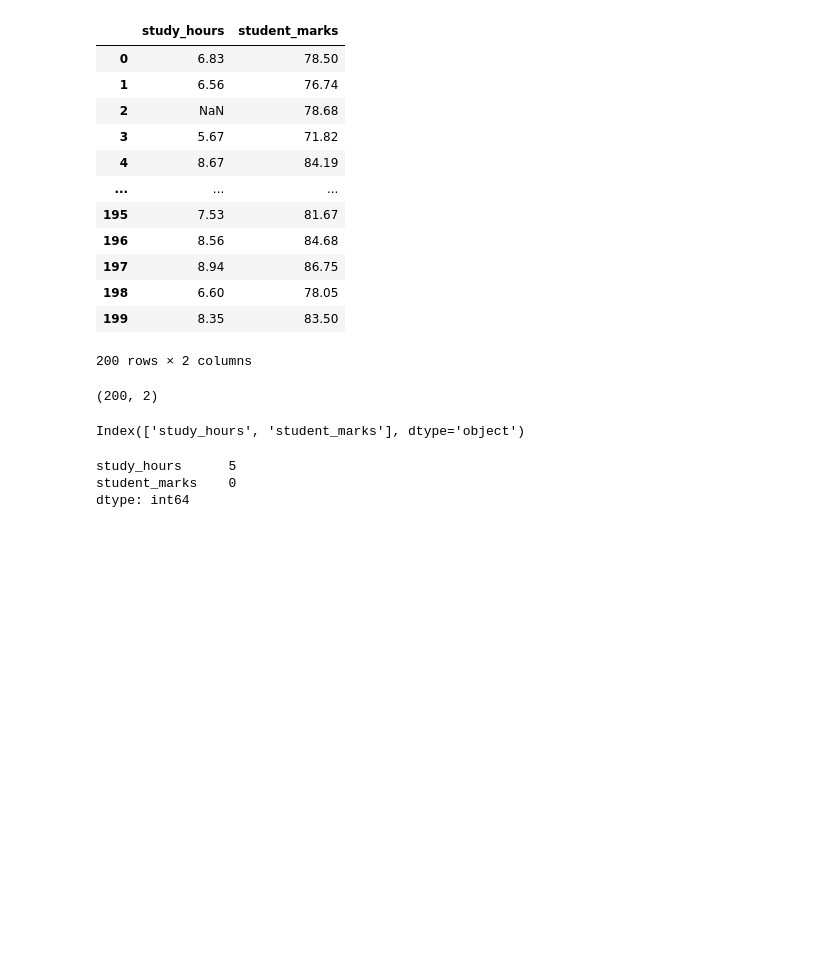
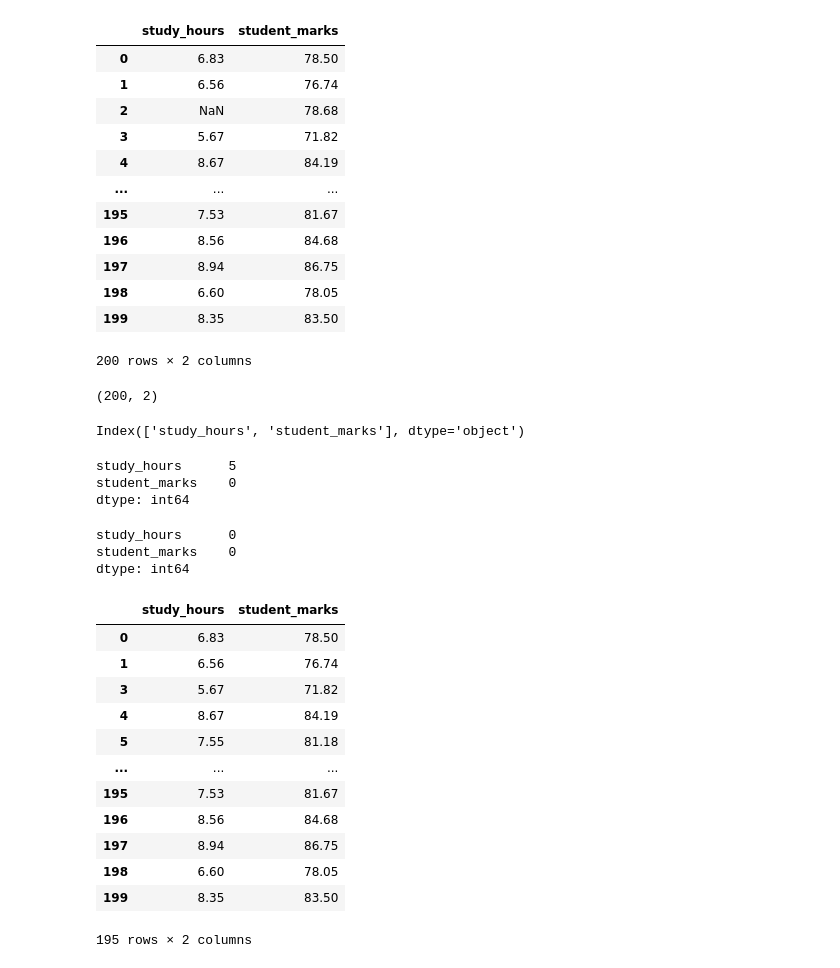
Before and after one commit to nevil2006/ml-libraries-and-frame-work, a Jupyter notebook: machine learning/supervised/linear regression/Linear Regression1.IPYNB, the cells around one changed output. Drawn from its saved outputs; the diff is of its cells as text; code cells hidden in the pictures; blank space fills up the shorter version.

```diff
--- a/machine learning/supervised/linear regression/Linear Regression1.IPYNB
+++ b/machine learning/supervised/linear regression/Linear Regression1.IPYNB
@@ -82,0 +77,22 @@ dtype: int64
+# %%
+df.isnull().sum()
+# %% [output]
+study_hours      0
+student_marks    0
+dtype: int64
+# %%
+df
+# %% [output]
+|  | study_hours | student_marks |
+| 0 | 6.83 | 78.50 |
+| 1 | 6.56 | 76.74 |
+| 3 | 5.67 | 71.82 |
+| 4 | 8.67 | 84.19 |
+| 5 | 7.55 | 81.18 |
+| ... | ... | ... |
+| 195 | 7.53 | 81.67 |
+| 196 | 8.56 | 84.68 |
+| 197 | 8.94 | 86.75 |
+| 198 | 6.60 | 78.05 |
+| 199 | 8.35 | 83.50 |
+195 rows × 2 columns
```
Also changed, not shown: parts of 6 cells of this notebook.
